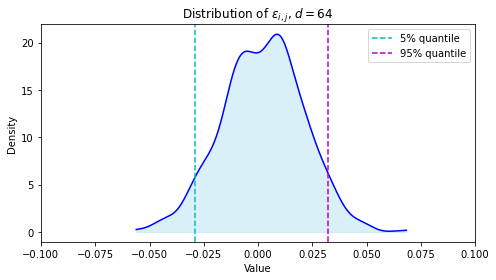
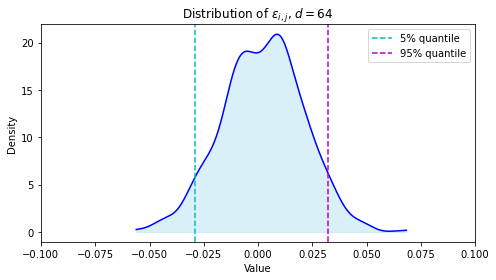
The change to this notebook cell's code, shown as a diff; its figure went from the first image to the second:
--- before
+++ after
@@ -34,3 +34,4 @@
 plt.legend()
 plt.tight_layout()
+plt.savefig('vector_rank_quality_wrapGaussian_64D.png', dpi=300)
 plt.show()

Commit: further ablations on vector rank quality